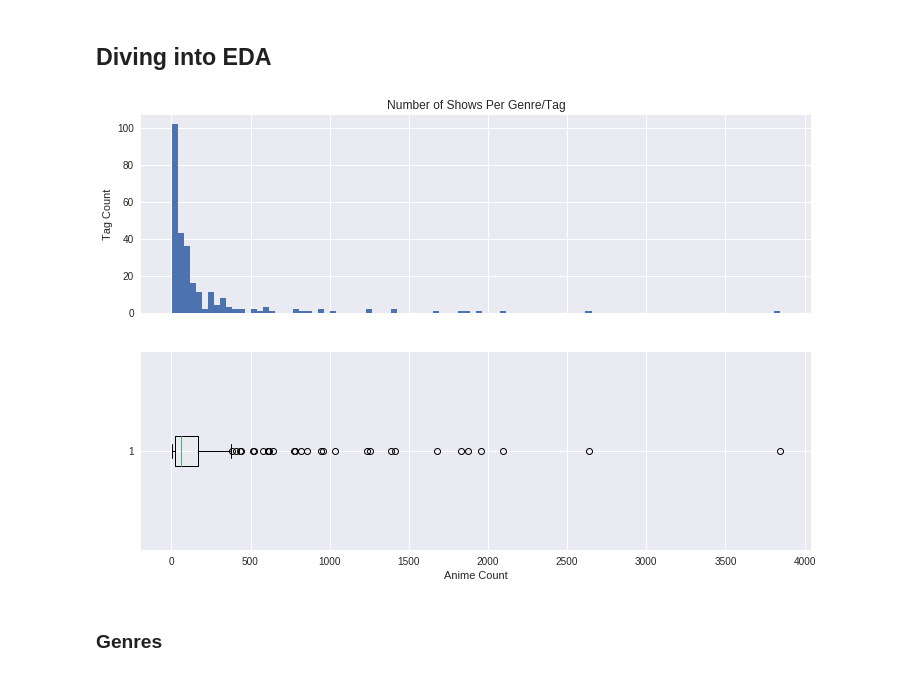
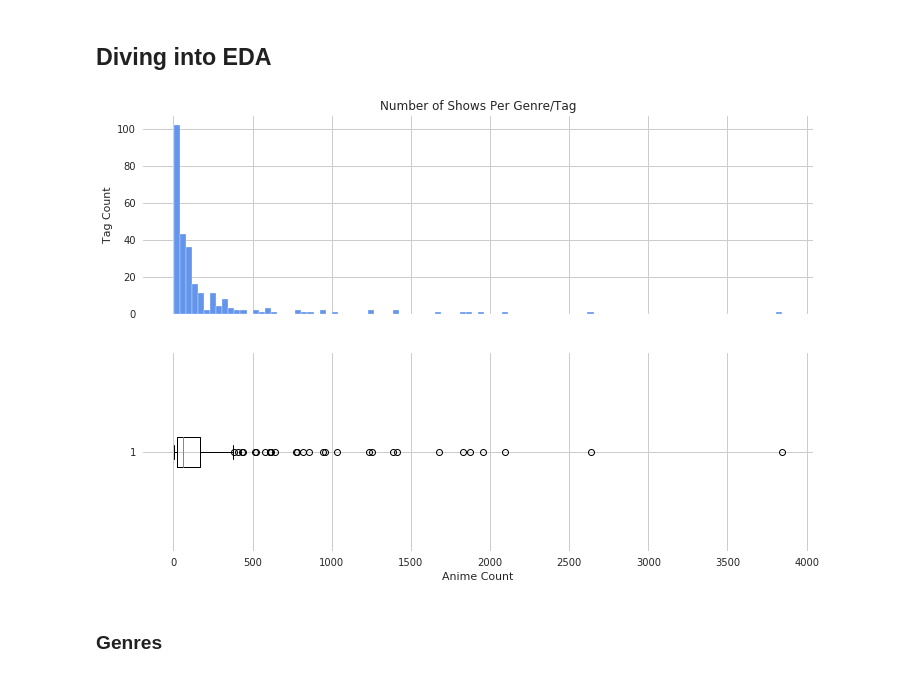
Before and after one commit to sn-ekstrand/content-based-anime-recommender, a Jupyter notebook: initial_eda.ipynb, the cells around one changed output. Cells and saved outputs as stored; diff of their text form; code cells hidden in the pictures.

```diff
--- a/initial_eda.ipynb
+++ b/initial_eda.ipynb
@@ -16,8 +16,9 @@ from sklearn.metrics.pairwise import pairwise_distances
 
 from sklearn.preprocessing import StandardScaler, MinMaxScaler
 from sklearn.decomposition import PCA
-
-plt.style.use('seaborn')
+# %%
+sns.set_style("whitegrid",
+              {'patch.edgecolor': 'k'})
 # %%
 genres_item_matrix = pd.read_csv('data/genres_item_matrix.csv', index_col='id')
 tag_item_matrix = pd.read_csv('data/tag_item_matrix.csv', index_col='id')
@@ -460,14 +476,20 @@ To Be Continued...
 ## Diving into EDA
 # %%
 fig, ax = plt.subplots(2, 1, figsize=(12,8), sharex=True)
-ax[0].hist(total_per_feature, bins=100)
+ax[0].hist(total_per_feature,
+           bins=100, color='cornflowerblue')
 ax[0].set_title('Number of Shows Per Genre/Tag')
 ax[0].set_ylabel('Tag Count')
 
 ax[1].boxplot(total_per_feature, vert=False)
 ax[1].set_xlabel('Anime Count');
+
+# plt.savefig('images/anime_feature_counts.png',
+#             dpi=96,
+#             format='png',
+#             transparent=True);
 # %% [output]
-[figure, old version]
+[figure, new version]
 # %% [markdown]
 ### Genres
 # %%
```
Also changed, not shown: parts of 5 cells of this notebook, 8 other files.
